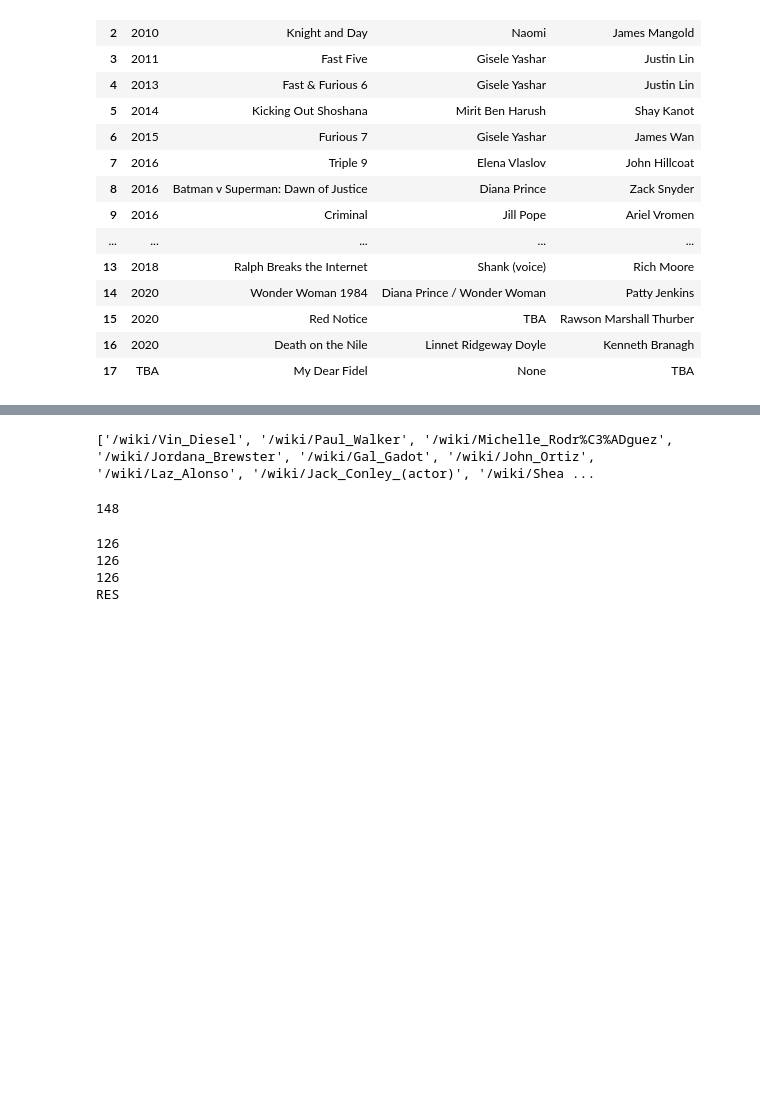
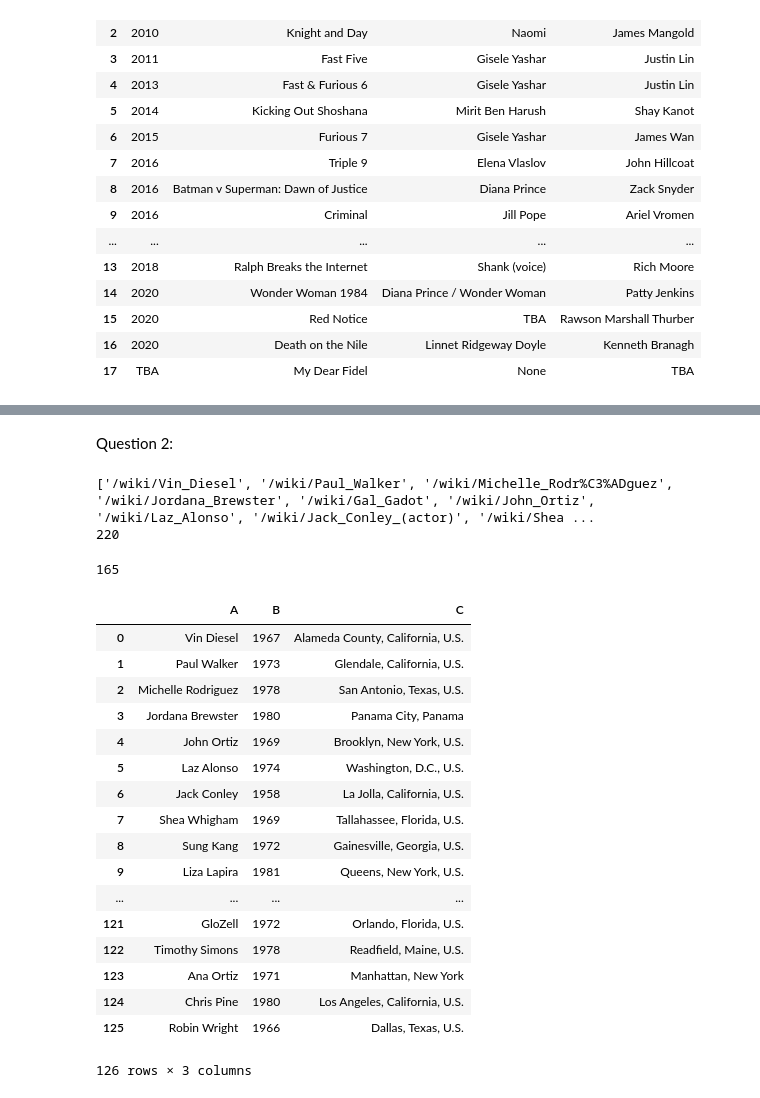
Before and after one commit to nogahm/WebScraping, a Jupyter notebook: WebScrapping/HW1.ipynb, the cells around one changed output, grey strips where cells are left out. Cells and saved outputs as stored; diff of their text form; code cells hidden in the pictures; blank space fills up the shorter version.

Commit message:
actors dataFrame (126) - Nogah

```diff
--- a/WebScrapping/HW1.ipynb
+++ b/WebScrapping/HW1.ipynb
@@ -123,3 +119,5 @@ SyntaxError: invalid syntax (<ipython-input-5-9b368e2f0084>, line 1)
+# %% [markdown]
+Question 2:
 # %%
 #find all cast
 castLinks=[]
@@ -129,22 +127,27 @@ for link in moviesLinks:
     movieSoup = BeautifulSoup(moviePage, "lxml")
     if(movieSoup.find(id="Cast")):
         cast=(movieSoup.find(id="Cast").parent).find_next('ul')
-        # print(cast)
-        # if len(cast)>0:
-        #     cast2=cast[0]
-        # else:
-        #     print(link+" no ul")
     if(movieSoup.find(id="Voice_cast")):
         cast=(movieSoup.find(id="Voice_cast").parent).find_next('ul')
-        # if len(cast)>0:
-        #     cast=cast[0]
-        # else:
-        #     print(link+" no ul")
     lines = cast.find_all('li')
-    for line in lines:
-        a = line.find_all('a')
-        if len(a)>0:
-            castLinks.append(a[0].get('href'))
+    #cast members in different ul
+    uls=False
+    while (len(lines)==1) and  (cast.find_next('ul')):
+        uls=True
+        for line in lines:
+            a = line.find_all('a')
+            if len(a)>0:
+                castLinks.append(a[0].get('href'))
+        cast=cast.find_next('ul')
+        lines = cast.find_all('li')
+    #regular
+    if uls==False:
+        for line in lines:
+            a = line.find_all('a')
+            if len(a)>0:
+                castLinks.append(a[0].get('href'))
 print(castLinks)
+print(len(castLinks))
 # %% [output]
 ['/wiki/Vin_Diesel', '/wiki/Paul_Walker', '/wiki/Michelle_Rodr%C3%ADguez', '/wiki/Jordana_Brewster', '/wiki/Gal_Gadot', '/wiki/John_Ortiz', '/wiki/Laz_Alonso', '/wiki/Jack_Conley_(actor)', '/wiki/Shea ...
+220
@@ -164,6 +165,7 @@ for castMember in castLinks:
         else:
             castCount[castMember]=1
 print(len(castCount.values()))
+#go throw cast links and collect information
 for actorLink in castCount.keys():
     try:
         actorPage = urlopen("https://en.wikipedia.org" + actorLink)
@@ -188,15 +190,31 @@ for actorLink in castCount.keys():
         C.append("NULL")
     awards = 0
 # %% [output]
-148
+165
-# %%
-import pandas as pd
-print(len(A))
-print(len(B))
-print(len(C))
-print("RES")
-# %% [output]
-126
-126
-126
-RES
+# %%
+# import pandas as pd
+df2=pd.DataFrame()
+df2['A']=A
+df2['B']=B
+df2['C']=C
+# df2['D']=D
+df2
+# %% [output]
+|  | A | B | C |
+| 0 | Vin Diesel | 1967 | Alameda County, California, U.S. |
+| 1 | Paul Walker | 1973 | Glendale, California, U.S. |
+| 2 | Michelle Rodriguez | 1978 | San Antonio, Texas, U.S. |
+| 3 | Jordana Brewster | 1980 | Panama City, Panama |
+| 4 | John Ortiz | 1969 | Brooklyn, New York, U.S. |
+| 5 | Laz Alonso | 1974 | Washington, D.C., U.S. |
+| 6 | Jack Conley | 1958 | La Jolla, California, U.S. |
+| 7 | Shea Whigham | 1969 | Tallahassee, Florida, U.S. |
+| 8 | Sung Kang | 1972 | Gainesville, Georgia, U.S. |
+| 9 | Liza Lapira | 1981 | Queens, New York, U.S. |
+| ... | ... | ... | ... |
+| 121 | GloZell | 1972 | Orlando, Florida, U.S. |
+| 122 | Timothy Simons | 1978 | Readfield, Maine, U.S. |
+| 123 | Ana Ortiz | 1971 | Manhattan, New York |
+| 124 | Chris Pine | 1980 | Los Angeles, California, U.S. |
+| 125 | Robin Wright | 1966 | Dallas, Texas, U.S. |
+126 rows × 3 columns
```
Also changed, not shown: parts of 2 cells of this notebook.
